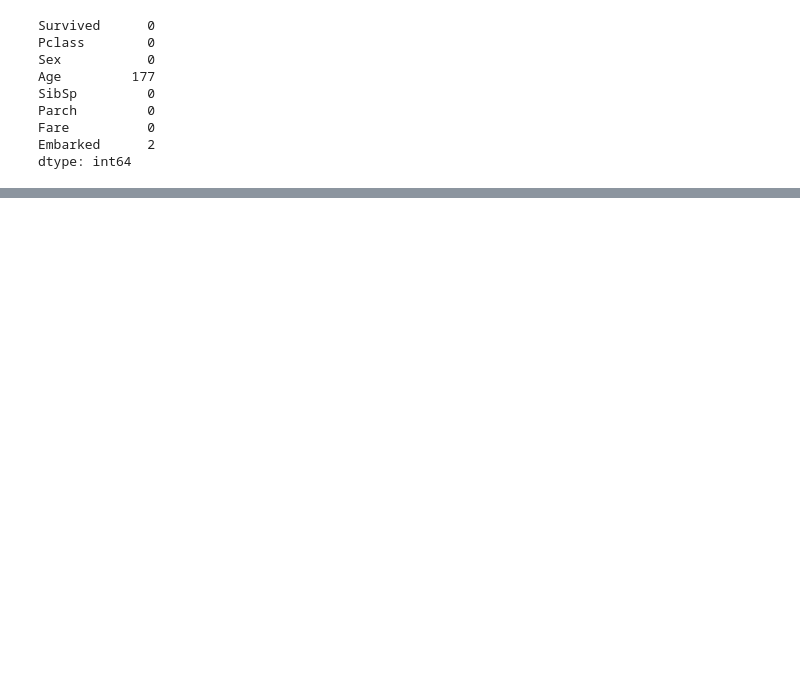
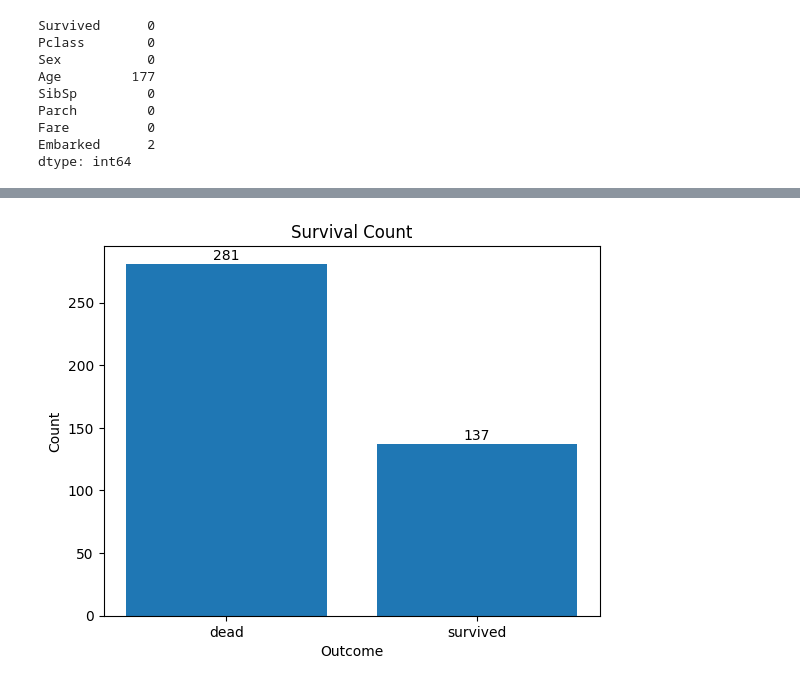
Before and after one commit to whitehole07/ml-toolkit, a Jupyter notebook: examples/titanic/decision_tree.ipynb, the cells around one changed output, grey strips where cells are left out. Cells and saved outputs as stored; diff of their text form; code cells hidden in the pictures; blank space fills up the shorter version.

```diff
--- a/examples/titanic/decision_tree.ipynb
+++ b/examples/titanic/decision_tree.ipynb
@@ -97,0 +81,48 @@ dt.plot_tree()
+# %%
+import numpy as np
+
+# Predict
+# Load test dataset
+df_test = pd.read_csv("test.csv", delimiter=',')
+
+# Drop Ticket Column
+df_test.drop("Ticket", axis=1, inplace=True)
+
+# Pop Passenger ID and Name
+info_df = df_test["PassengerId"]
+df_test.drop(["PassengerId", "Name"], axis=1, inplace=True)
+
+# Drop Cabin columns, temporary
+df_test.drop("Cabin", axis=1, inplace=True)
+
+# Pre Processing
+# Map sex to binary
+df_test["Sex"] = df_test["Sex"].map({"male": 0, "female": 1})
+
+# Map Embarked
+df_test["Embarked"] = df_test["Embarked"].map({"S": 0, "C": 1, "Q": 2})
+
+# Predict
+y_test = dt.predict(df_test.values)
+
+# Plot result
+# Map the values in the array to strings
+labels = np.vectorize(lambda x: "dead" if not x else "survived")(y_test)
+
+# Create the bar plot
+unique, counts = np.unique(labels, return_counts=True)
+plt.bar(unique, counts)
+
+# Add labels and title
+plt.xlabel('Outcome')
+plt.ylabel('Count')
+plt.title('Survival Count')
+
+# Add count text above each bar
+for i, count in enumerate(counts):
+    plt.text(i, count+1, str(count), ha='center', va='bottom')
+
+# Display the plot
+plt.show()
+# %% [output]
+[figure, added]
```
Also changed, not shown: parts of 8 cells of this notebook, 1 other file.
